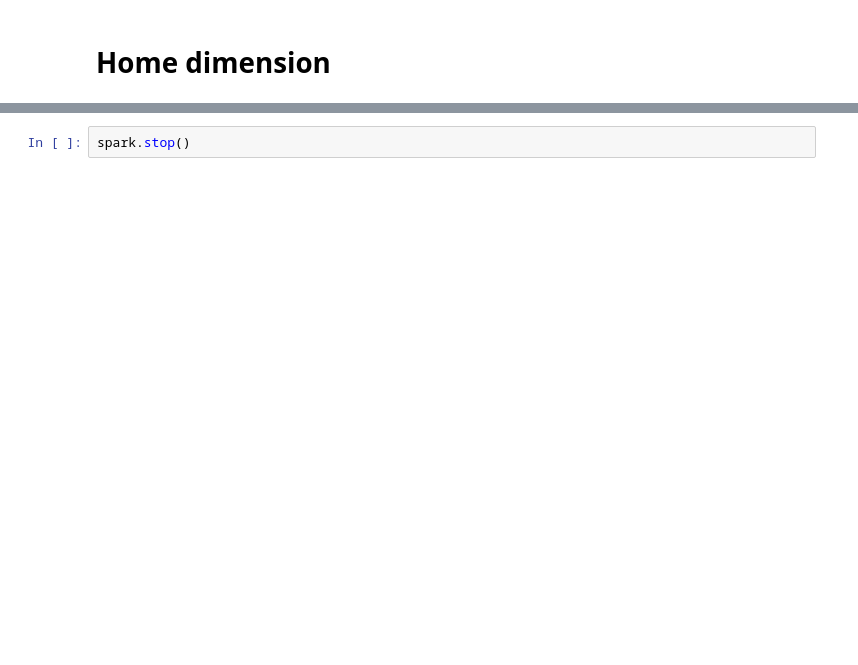
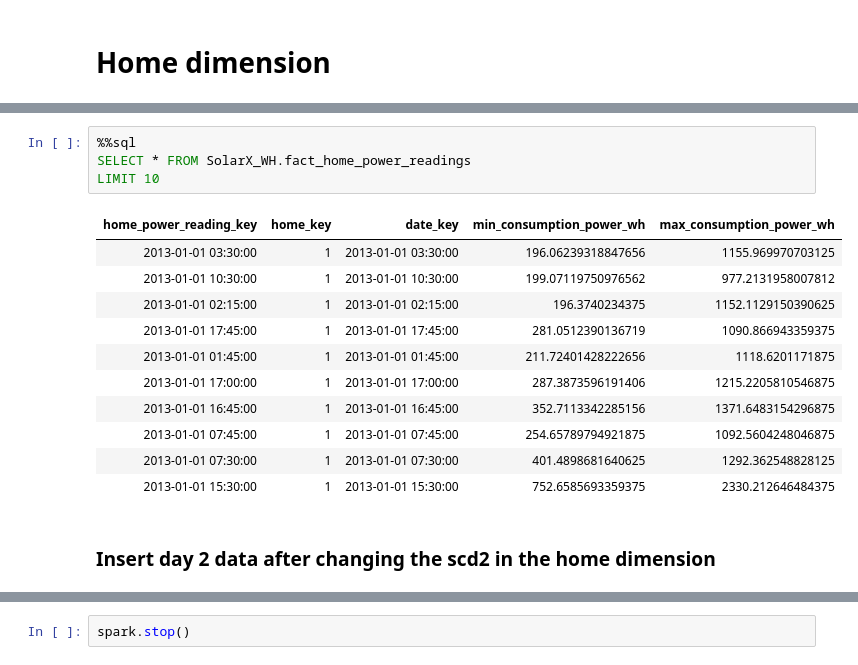
Before and after one commit to eslamdyab21/SolarX-Lakehouse, a Jupyter notebook: notebooks/wh_etl.ipynb, the cells around one changed output, grey strips where cells are left out. Drawn from its saved outputs; the diff is of its cells as text; blank space fills up the shorter version.

```diff
--- a/notebooks/wh_etl.ipynb
+++ b/notebooks/wh_etl.ipynb
@@ -463,0 +646,18 @@ ORDER BY _change_ordinal, _change_type DESC
+# %%
+%%sql
+SELECT * FROM SolarX_WH.fact_home_power_readings
+LIMIT 10
+# %% [output]
+| home_power_reading_key | home_key | date_key | min_consumption_power_wh | max_consumption_power_wh |
+| 2013-01-01 03:30:00 | 1 | 2013-01-01 03:30:00 | 196.06239318847656 | 1155.969970703125 |
+| 2013-01-01 10:30:00 | 1 | 2013-01-01 10:30:00 | 199.07119750976562 | 977.2131958007812 |
+| 2013-01-01 02:15:00 | 1 | 2013-01-01 02:15:00 | 196.3740234375 | 1152.1129150390625 |
+| 2013-01-01 17:45:00 | 1 | 2013-01-01 17:45:00 | 281.0512390136719 | 1090.866943359375 |
+| 2013-01-01 01:45:00 | 1 | 2013-01-01 01:45:00 | 211.72401428222656 | 1118.6201171875 |
+| 2013-01-01 17:00:00 | 1 | 2013-01-01 17:00:00 | 287.3873596191406 | 1215.2205810546875 |
+| 2013-01-01 16:45:00 | 1 | 2013-01-01 16:45:00 | 352.7113342285156 | 1371.6483154296875 |
+| 2013-01-01 07:45:00 | 1 | 2013-01-01 07:45:00 | 254.65789794921875 | 1092.5604248046875 |
+| 2013-01-01 07:30:00 | 1 | 2013-01-01 07:30:00 | 401.4898681640625 | 1292.362548828125 |
+| 2013-01-01 15:30:00 | 1 | 2013-01-01 15:30:00 | 752.6585693359375 | 2330.212646484375 |
+# %% [markdown]
+### Insert day 2 data after changing the scd2 in the home dimension
```
Also changed, not shown: parts of 28 cells of this notebook.
